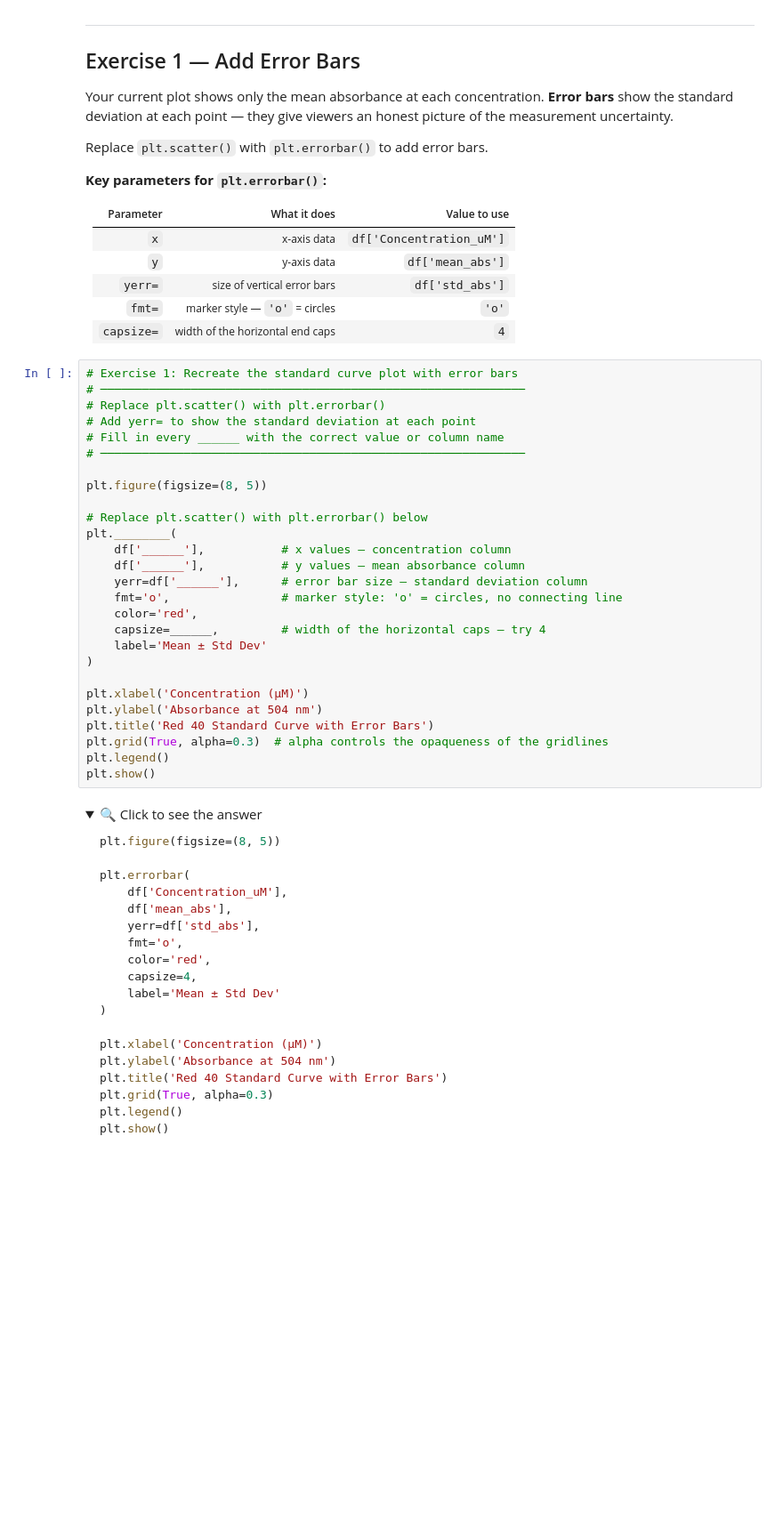
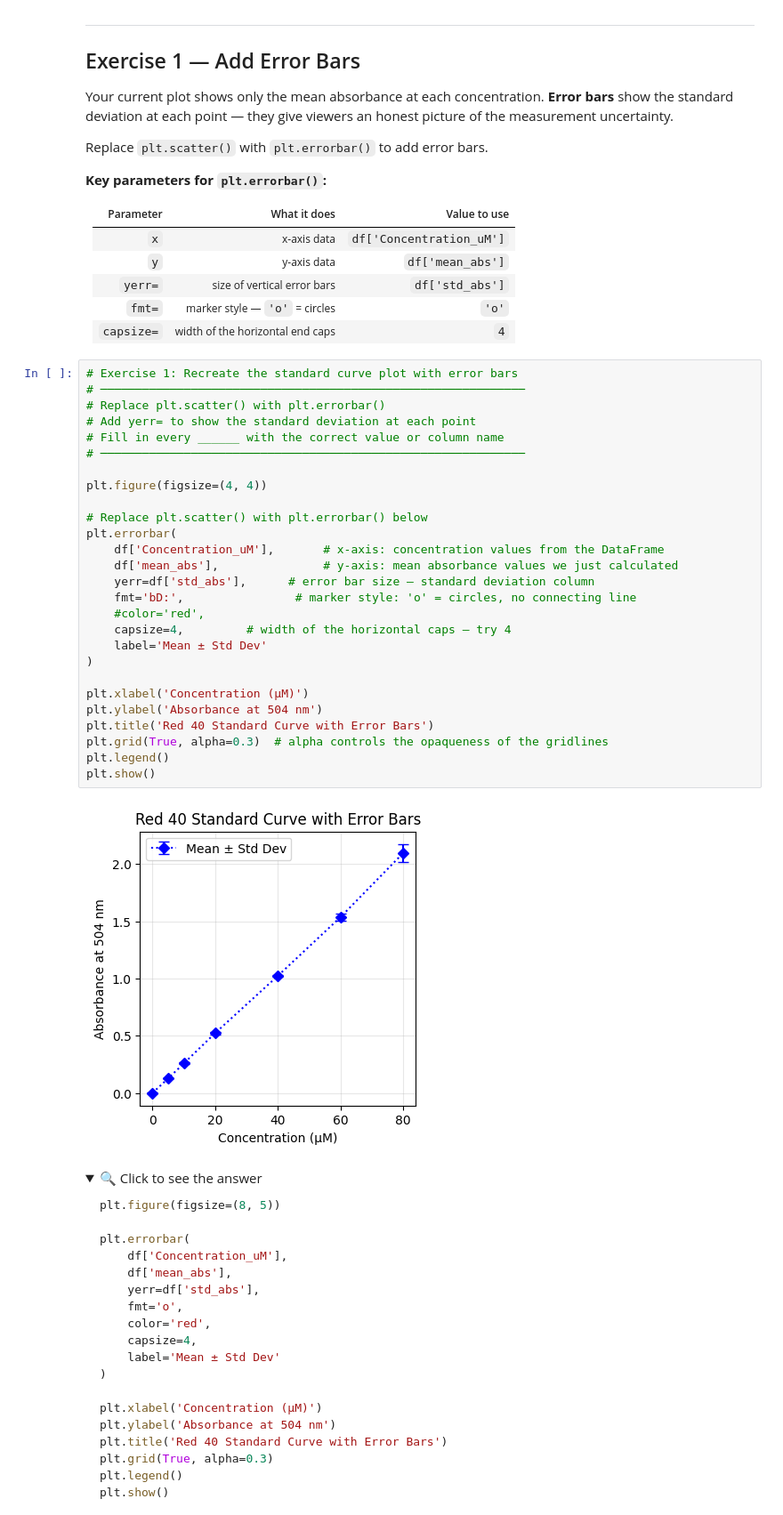
Before and after one commit to adamtmoser/July26_BCCE, a Jupyter notebook: Worked_Version_002_Pandas_and_Plotting.ipynb, the cells around one changed output. Shown at 89% size. Drawn from its saved outputs; the diff is of its cells as text; folded sections open; blank space fills up the shorter version.

```diff
--- a/Worked_Version_002_Pandas_and_Plotting.ipynb
+++ b/Worked_Version_002_Pandas_and_Plotting.ipynb
@@ -345,30 +391,32 @@ Replace `plt.scatter()` with `plt.errorbar()` to add error bars.
 # %%
 # Exercise 1: Recreate the standard curve plot with error bars
 # ─────────────────────────────────────────────────────────────
 # Replace plt.scatter() with plt.errorbar()
 # Add yerr= to show the standard deviation at each point
 # Fill in every ______ with the correct value or column name
 # ─────────────────────────────────────────────────────────────
 
-plt.figure(figsize=(8, 5))
+plt.figure(figsize=(4, 4))
 
 # Replace plt.scatter() with plt.errorbar() below
-plt.________(
-    df['______'],           # x values — concentration column
-    df['______'],           # y values — mean absorbance column
-    yerr=df['______'],      # error bar size — standard deviation column
-    fmt='o',                # marker style: 'o' = circles, no connecting line
-    color='red',
-    capsize=______,         # width of the horizontal caps — try 4
+plt.errorbar(
+    df['Concentration_uM'],       # x-axis: concentration values from the DataFrame
+    df['mean_abs'],               # y-axis: mean absorbance values we just calculated
+    yerr=df['std_abs'],      # error bar size — standard deviation column
+    fmt='bD:',                # marker style: 'o' = circles, no connecting line
+    #color='red',
+    capsize=4,         # width of the horizontal caps — try 4
     label='Mean ± Std Dev'
 )
 
 plt.xlabel('Concentration (µM)')
 plt.ylabel('Absorbance at 504 nm')
 plt.title('Red 40 Standard Curve with Error Bars')
 plt.grid(True, alpha=0.3)  # alpha controls the opaqueness of the gridlines
 plt.legend()
 plt.show()
+# %% [output]
+[figure, added]
 # %% [markdown]
 <details>
 <summary>🔍 Click to see the answer</summary>
```
Also changed, not shown: parts of 8 cells of this notebook.
